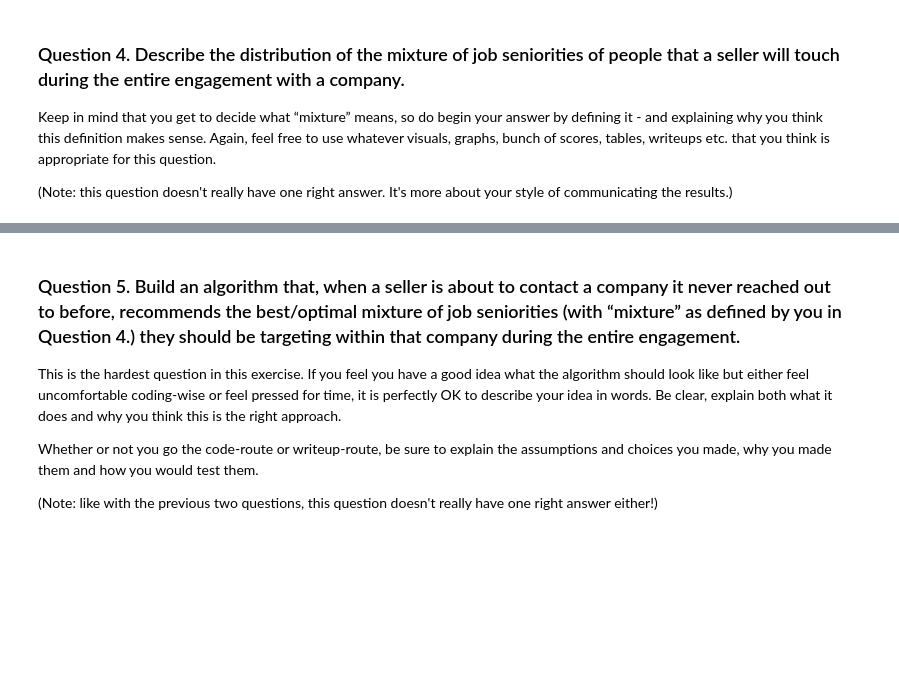
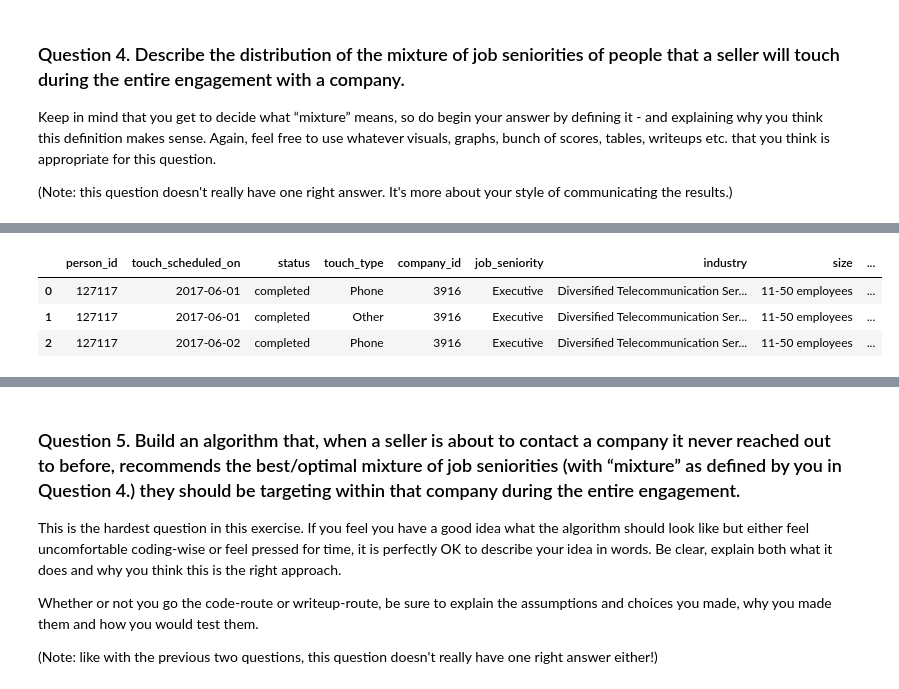
Before and after one commit to utcsox/DataScienceProjects, a Jupyter notebook: notebooks/exercise.ipynb, the cells around one changed output, grey strips where cells are left out. Saved outputs shown, nothing was run; the diff lists cells and outputs as text; code cells hidden in the pictures; blank space fills up the shorter version.

```diff
--- a/notebooks/exercise.ipynb
+++ b/notebooks/exercise.ipynb
@@ -106,0 +129,8 @@ Keep in mind that you get to decide what “mixture” means, so do begin your a
+# %%
+touches_completed_persons_companies_opportunities = pd.merge(touches_completed_persons_companies, opportunities, left_on = 'company_id', right_on ='company_id')
+touches_completed_persons_companies_opportunities.head(3)
+# %% [output]
+|  | person_id | touch_scheduled_on | status | touch_type | company_id | job_seniority | industry | size | ... |
+| 0 | 127117 | 2017-06-01 | completed | Phone | 3916 | Executive | Diversified Telecommunication Ser... | 11-50 employees | ... |
+| 1 | 127117 | 2017-06-01 | completed | Other | 3916 | Executive | Diversified Telecommunication Ser... | 11-50 employees | ... |
+| 2 | 127117 | 2017-06-02 | completed | Phone | 3916 | Executive | Diversified Telecommunication Ser... | 11-50 employees | ... |
```
Also changed, not shown: parts of 23 cells of this notebook, 1 other file.
